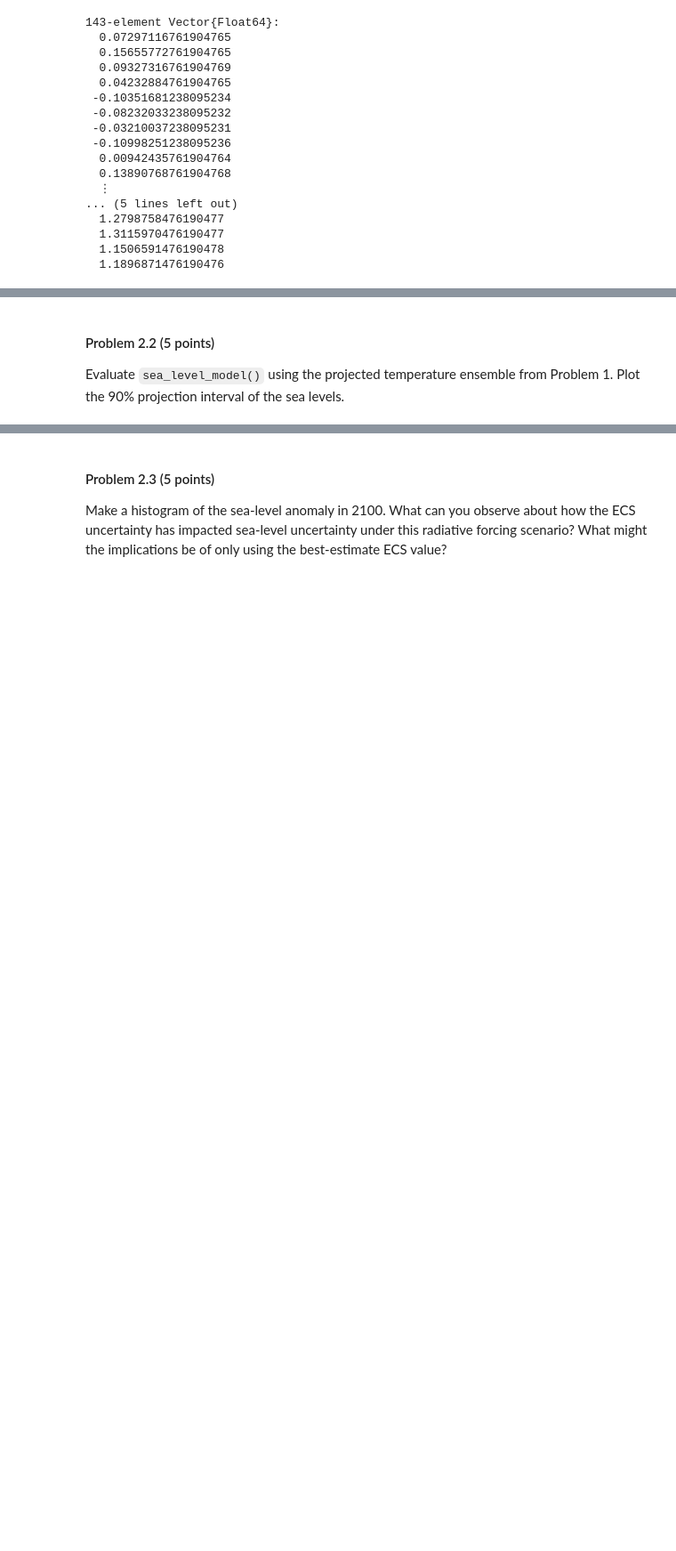
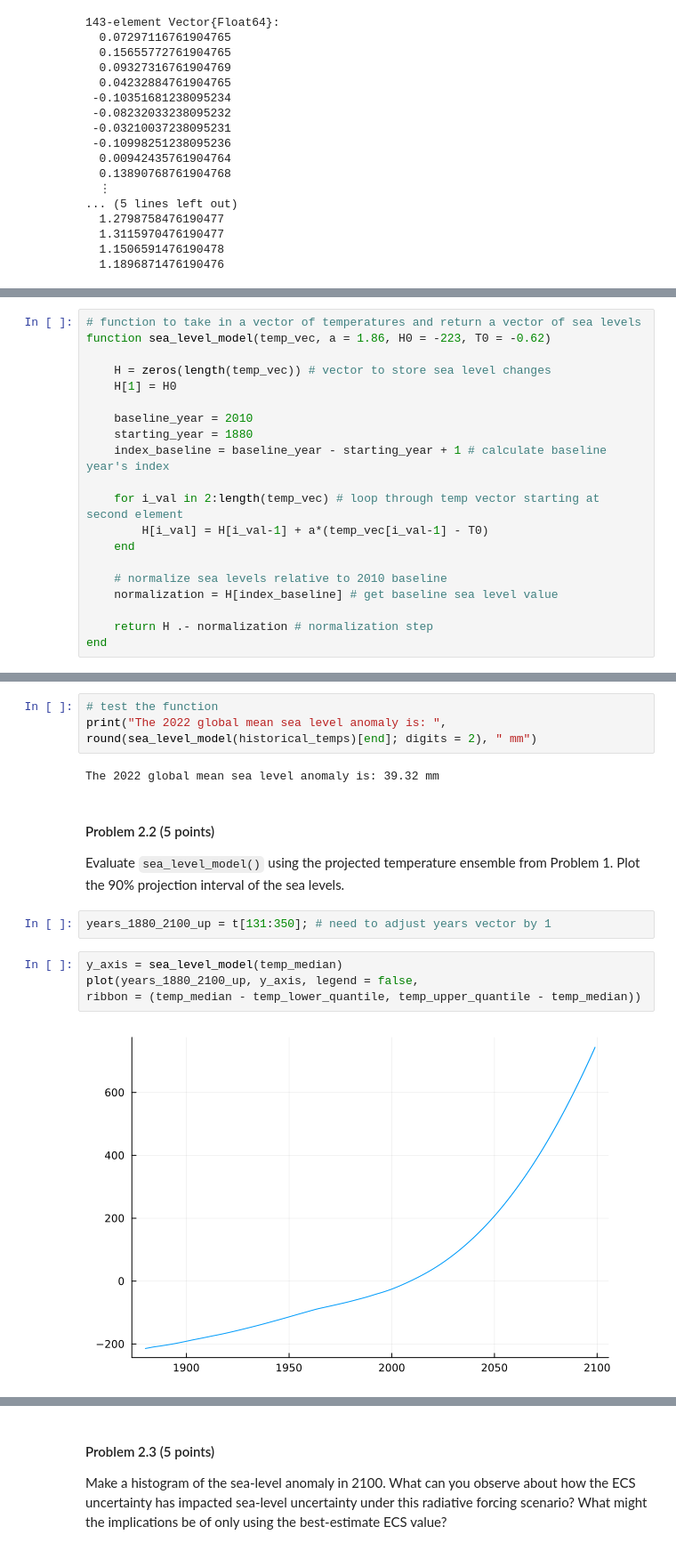
Before and after one commit to BEE4750-FA23/hw3-christinemswanson, a Jupyter notebook: hw03.ipynb, the cells around one changed output, grey strips where cells are left out. Shown at 89% size. Drawn from its saved outputs; the diff is of its cells as text; blank space fills up the shorter version.

```diff
--- a/hw03.ipynb
+++ b/hw03.ipynb
@@ -325,0 +292,20 @@ The 2022 global mean sea level anomaly is: 39.32 mm
+# %%
+# function to take in a vector of temperatures and return a vector of sea levels
+function sea_level_model(temp_vec, a = 1.86, H0 = -223, T0 = -0.62)
+
+    H = zeros(length(temp_vec)) # vector to store sea level changes
+    H[1] = H0
+
+    baseline_year = 2010
+    starting_year = 1880
+    index_baseline = baseline_year - starting_year + 1 # calculate baseline year's index
+
+    for i_val in 2:length(temp_vec) # loop through temp vector starting at second element
+        H[i_val] = H[i_val-1] + a*(temp_vec[i_val-1] - T0)
+    end
+
+    # normalize sea levels relative to 2010 baseline
+    normalization = H[index_baseline] # get baseline sea level value
+
+    return H .- normalization # normalization step
+end
@@ -326,5 +334,18 @@ The 2022 global mean sea level anomaly is: 39.32 mm
+# %%
+# test the function
+print("The 2022 global mean sea level anomaly is: ", round(sea_level_model(historical_temps)[end]; digits = 2), " mm")
+# %% [output]
+The 2022 global mean sea level anomaly is: 39.32 mm
 # %% [markdown]
 #### Problem 2.2 (5 points)
 
 Evaluate `sea_level_model()` using the projected temperature ensemble
 from Problem 1. Plot the 90% projection interval of the sea levels.
+# %%
+years_1880_2100_up = t[131:350]; # need to adjust years vector by 1
+# %%
+y_axis = sea_level_model(temp_median)
+plot(years_1880_2100_up, y_axis, legend = false,
+ribbon = (temp_median - temp_lower_quantile, temp_upper_quantile - temp_median))
+# %% [output]
+[figure, added]
```
Also changed, not shown: parts of 6 cells of this notebook.
